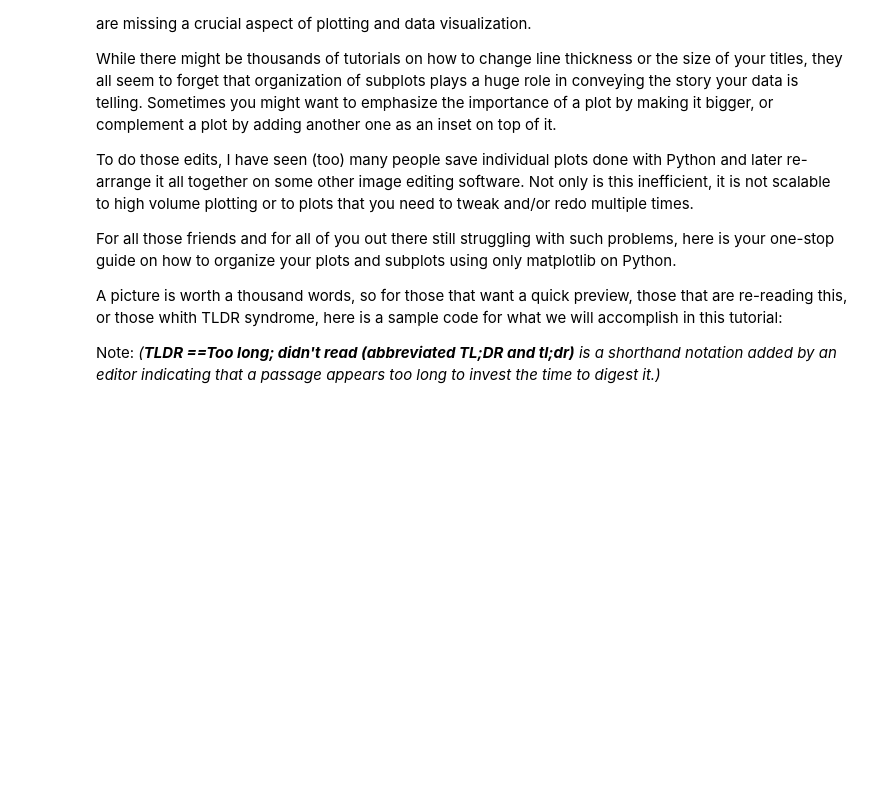
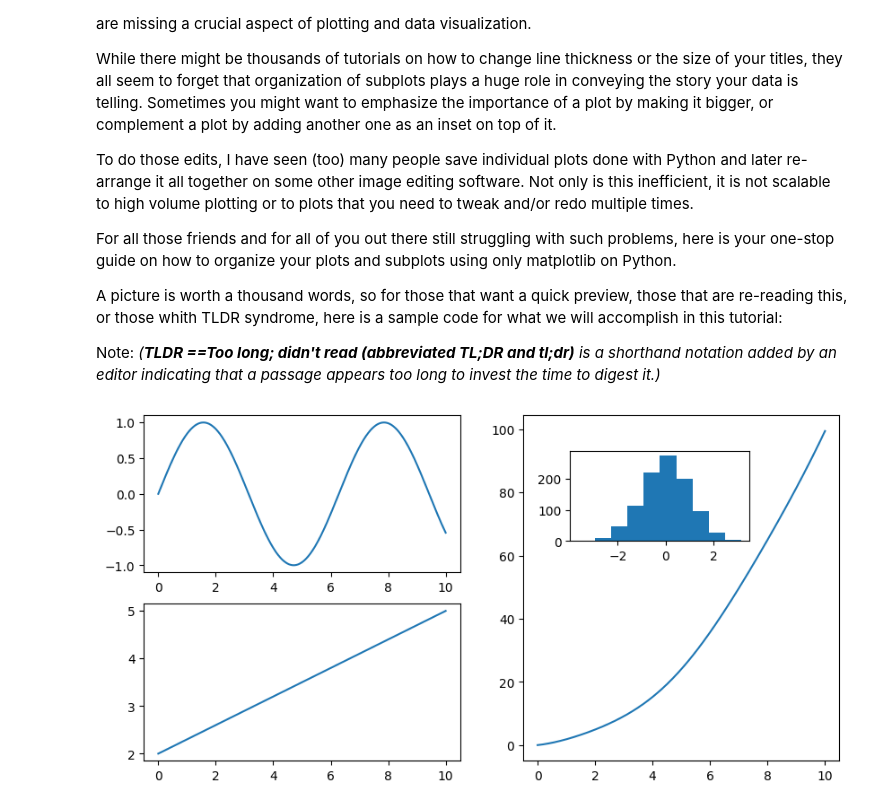
Before and after one commit to KPAdhikari/PythonStuff, a Jupyter notebook: IPython_Jupyter_Notebooks/Python Plotting - matplotlib V2.ipynb, the cells around one changed output. Cells and saved outputs as stored; diff of their text form; code cells hidden in the pictures; blank space fills up the shorter version.

```diff
--- a/IPython_Jupyter_Notebooks/Python Plotting - matplotlib V2.ipynb
+++ b/IPython_Jupyter_Notebooks/Python Plotting - matplotlib V2.ipynb
@@ -24,3 +24,32 @@ For all those friends and for all of you out there still struggling with such pr
 A picture is worth a thousand words, so for those that want a quick preview, those that are re-reading this, or those whith TLDR syndrome, here is a sample code for what we will accomplish in this tutorial:
 
 Note: *(**TLDR ==Too long; didn't read (abbreviated TL;DR and tl;dr)** is a shorthand notation added by an editor indicating that a passage appears too long to invest the time to digest it.)*
+# %%
+import matplotlib.pyplot as plt
+from matplotlib.gridspec import GridSpec
+import numpy as np
+
+time = np.linspace(0, 10, 1000)
+height = np.sin(time)
+weight = time*0.3 + 2
+score = time**2 + height
+distribution = np.random.normal(0, 1, len(time))
+
+fig = plt.figure(figsize=(10, 5))
+gs = GridSpec(nrows=2, ncols=2)
+
+ax0 = fig.add_subplot(gs[0, 0])
+ax0.plot(time, height)
+
+ax1 = fig.add_subplot(gs[1, 0])
+ax1.plot(time, weight)
+
+ax2 = fig.add_subplot(gs[:, 1])
+ax2.plot(time, score)
+
+ax3 = fig.add_axes([0.6, 0.6, 0.2, 0.2])
+ax3.hist(distribution)
+
+plt.show()
+# %% [output]
+[figure, added]
```
Also changed, not shown: parts of 9 cells of this notebook, 4 other files.
